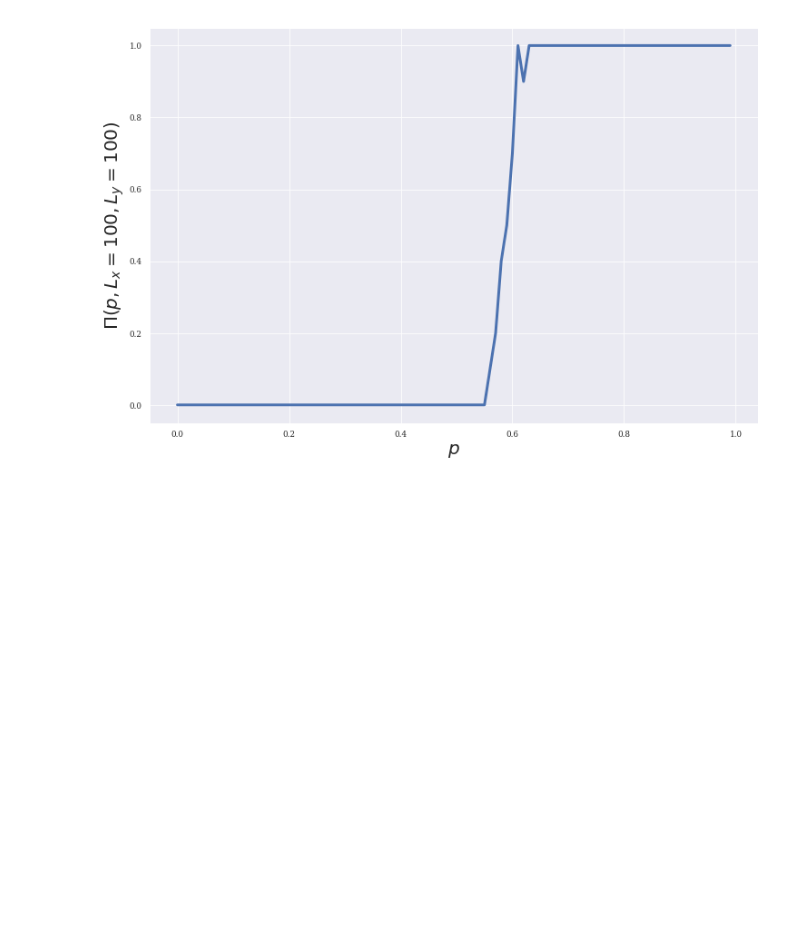
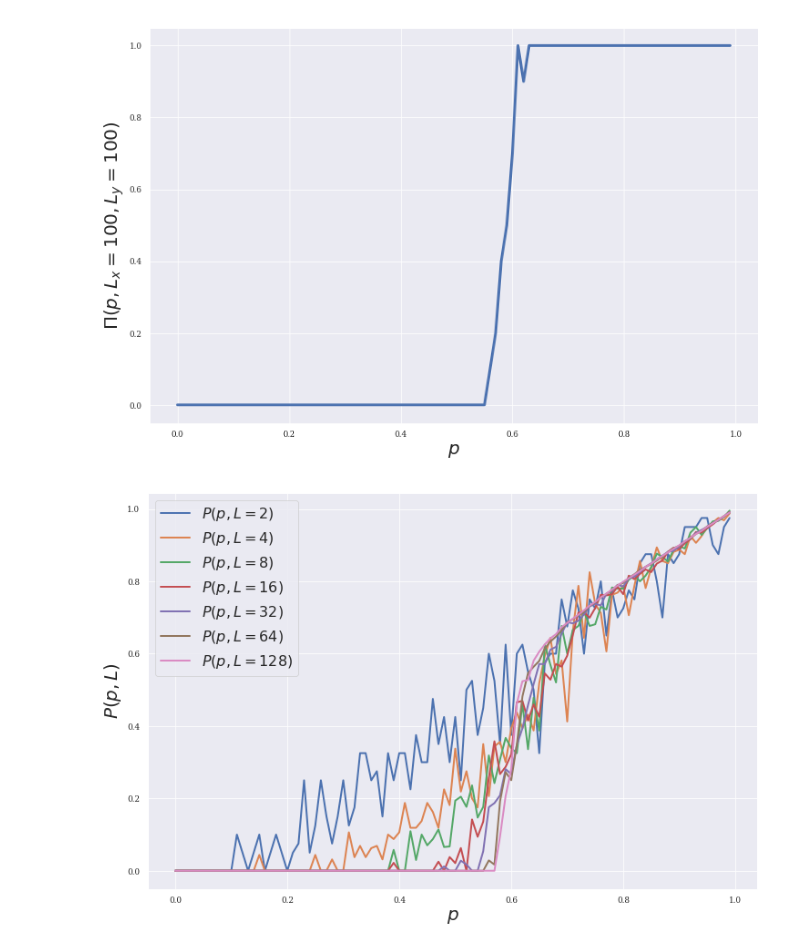
Before and after one commit to auduntre/FYS4460, a Jupyter notebook: Project3/project_3.ipynb, the cells around one changed output. Drawn from its saved outputs; the diff is of its cells as text; code cells hidden in the pictures; blank space fills up the shorter version.

```diff
--- a/Project3/project_3.ipynb
+++ b/Project3/project_3.ipynb
@@ -119,9 +119,12 @@ for L in Ls:
     Ps.append(P)
     Pies.append(Pie)
 # %%
-lplot = sns.lineplot(ps, Ps, lw=1, label=r'$P(p, {})$'.format(Ls[i]))
+for i, P in enumerate(Ps):
+    lplot = sns.lineplot(ps, P, lw=2, label=r'$P(p, L={})$'.format(Ls[i]))
 
 lplot.set_xlabel(r"$p$")
 lplot.set_ylabel(r"$P(p, L)$")
-legend()
+legend(fontsize=16)
 show()
+# %% [output]
+[figure, added]
```
